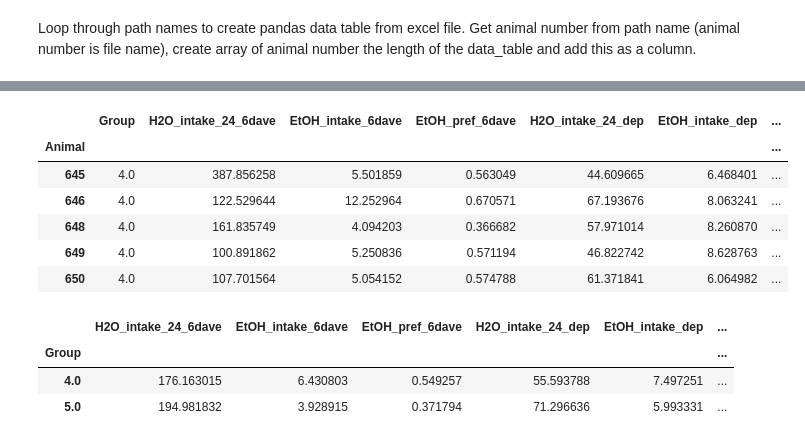
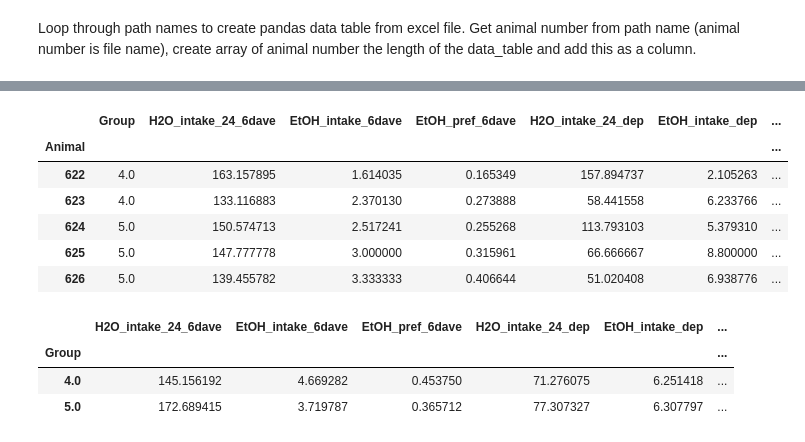
Before and after one commit to grace3999/TwoBottleChoice, a Jupyter notebook: 2BC_6%_dep_quinine.ipynb, the cells around one changed output, grey strips where cells are left out. Drawn from its saved outputs; the diff is of its cells as text; code cells hidden in the pictures.

```diff
--- a/2BC_6%_dep_quinine.ipynb
+++ b/2BC_6%_dep_quinine.ipynb
@@ -40,6 +56,6 @@ path_names[0]
 # %%
-group_path = "C:/Users/Schindler/Documents/Schindler_Lab/Data/Ethanol/Intermit 2BC/2BC 6dq r2/groups.xlsx"
+group_path = "C:/Users/Schindler/Documents/Schindler_Lab/Data/Ethanol/Intermit 2BC/2BC 6dq r1 and 2/anymaze_data.xlsx"
 data = pd.read_excel(group_path)
-df_mice = pd.DataFrame(data = data)
-df_mice.head()
+df_behavior = pd.DataFrame(data = data)
+df_behavior.head()
 # %% [output]
@@ -62,7 +85,7 @@ for path in path_names:
     name = re.search("\d\d\d", path).group(0)
     name_long = [name] * len(data_table_int)
 
-    group = df_mice.loc[df_mice['Animal'] == int(name), 'Group'].item()
+    group = df_behavior.loc[df_behavior['Animal'] == int(name), 'Group'].item()
     group_long = [group] * len(data_table_int)
 
     data_table_int = data_table_int.assign(Animal = name_long)
@@ -163,13 +193,17 @@ EtOH_intake.columns = [str(col) + '_6dave' for col in EtOH_intake.columns]
 EtOH_dep_intake = data_calc_only.loc[data_calc_only['Day #'] == 11].groupby('Animal').mean()
 EtOH_dep_intake.columns = [str(col) + '_dep' for col in EtOH_dep_intake.columns]
 
-EtOH_dep_intake['H2O_intake_dep_diff'] = EtOH_dep_intake['H2O_intake_24_dep'] / EtOH_intake['H2O_intake_24_6dave']
-EtOH_dep_intake['EtOH_intake_dep_diff'] = EtOH_dep_intake['EtOH_intake_dep'] / EtOH_intake['EtOH_intake_6dave']
-EtOH_dep_intake['EtOH_pref_dep_diff'] = EtOH_dep_intake['EtOH_pref_dep'] / EtOH_intake['EtOH_pref_6dave']
+EtOH_dep_intake['H2O_intake_dep_diff'] = (EtOH_dep_intake['H2O_intake_24_dep'] / EtOH_intake['H2O_intake_24_6dave']*100) - 100
+EtOH_dep_intake['EtOH_intake_dep_diff'] = (EtOH_dep_intake['EtOH_intake_dep'] / EtOH_intake['EtOH_intake_6dave']*100) - 100
+EtOH_dep_intake['EtOH_pref_dep_diff'] = (EtOH_dep_intake['EtOH_pref_dep'] / EtOH_intake['EtOH_pref_6dave']*100) - 100
 
 EtOH_quinine_intake = data_calc_only.loc[data_calc_only['Day #'] == 12].groupby('Animal').mean()
 EtOH_quinine_intake.columns = [str(col) + '_quin' for col in EtOH_quinine_intake.columns]
 
-EtOH_quinine_intake['H2O_intake_quin_diff'] = EtOH_quinine_intake['H2O_intake_24_quin'] / EtOH_intake['H2O_intake_24_6dave']
-EtOH_quinine_intake['EtOH_intake_quin_diff'] = EtOH_quinine_intake['EtOH_intake_quin'] / EtOH_intake['EtOH_intake_6dave']
-EtOH_quinine_intake['EtOH_pref_quin_diff'] = EtOH_quinine_intake['EtOH_pref_quin'] / EtOH_intake['EtOH_pref_6dave']
+EtOH_quinine_intake['H2O_intake_quin_diff'] = (EtOH_quinine_intake['H2O_intake_24_quin'] / EtOH_intake['H2O_intake_24_6dave']*100) - 100
+EtOH_quinine_intake['EtOH_intake_quin_diff'] = (EtOH_quinine_intake['EtOH_intake_quin'] / EtOH_intake['EtOH_intake_6dave']*100) - 100
+EtOH_quinine_intake['EtOH_pref_quin_diff'] = (EtOH_quinine_intake['EtOH_pref_quin'] / EtOH_intake['EtOH_pref_6dave']*100) - 100
+# %%
+#process baseline H20 intake (Day_1) and 8pm data
+Day_1 = data_calc.loc[data_calc['Day #'] == 1].groupby('Animal').mean()
+data_8pm = data_calc.loc[data_calc['H2O_intake_8'] > 0].groupby('Animal').mean()
@@ -176,22 +231,24 @@ EtOH_quinine_intake['EtOH_pref_quin_diff'] = EtOH_quinine_intake['EtOH_pref_quin
 # %%
 EtOH_final = pd.DataFrame()
 EtOH_final['Group'] = EtOH_intake['Group_6dave']
 EtOH_final = pd.concat([EtOH_final, EtOH_intake.loc[:, 'H2O_intake_24_6dave':]], axis = 1)
 EtOH_final = pd.concat([EtOH_final, EtOH_dep_intake.loc[:, 'H2O_intake_24_dep':]], axis = 1)
 EtOH_final = pd.concat([EtOH_final, EtOH_quinine_intake.loc[:, 'H2O_intake_24_quin':]], axis = 1)
+EtOH_final = pd.concat([EtOH_final, Day_1.loc[:, 'H2O_intake_24']], axis = 1)
+EtOH_final = pd.concat([EtOH_final, data_8pm.loc[:, ('H2O_intake_8', 'EtOH_intake_8', 'EtOH_pref_8')]], axis = 1)
 EtOH_final.head()
 # %% [output]
 |  | Group | H2O_intake_24_6dave | EtOH_intake_6dave | EtOH_pref_6dave | H2O_intake_24_dep | EtOH_intake_dep | ... |
 | Animal |  |  |  |  |  |  | ... |
-| 645 | 4.0 | 387.856258 | 5.501859 | 0.563049 | 44.609665 | 6.468401 | ... |
-| 646 | 4.0 | 122.529644 | 12.252964 | 0.670571 | 67.193676 | 8.063241 | ... |
-| 648 | 4.0 | 161.835749 | 4.094203 | 0.366682 | 57.971014 | 8.260870 | ... |
-| 649 | 4.0 | 100.891862 | 5.250836 | 0.571194 | 46.822742 | 8.628763 | ... |
-| 650 | 4.0 | 107.701564 | 5.054152 | 0.574788 | 61.371841 | 6.064982 | ... |
+| 622 | 4.0 | 163.157895 | 1.614035 | 0.165349 | 157.894737 | 2.105263 | ... |
+| 623 | 4.0 | 133.116883 | 2.370130 | 0.273888 | 58.441558 | 6.233766 | ... |
+| 624 | 5.0 | 150.574713 | 2.517241 | 0.255268 | 113.793103 | 5.379310 | ... |
+| 625 | 5.0 | 147.777778 | 3.000000 | 0.315961 | 66.666667 | 8.800000 | ... |
+| 626 | 5.0 | 139.455782 | 3.333333 | 0.406644 | 51.020408 | 6.938776 | ... |
 # %%
 EtOH_final.groupby('Group').mean()
 # %% [output]
 |  | H2O_intake_24_6dave | EtOH_intake_6dave | EtOH_pref_6dave | H2O_intake_24_dep | EtOH_intake_dep | ... |
 | Group |  |  |  |  |  | ... |
-| 4.0 | 176.163015 | 6.430803 | 0.549257 | 55.593788 | 7.497251 | ... |
-| 5.0 | 194.981832 | 3.928915 | 0.371794 | 71.296636 | 5.993331 | ... |
+| 4.0 | 145.156192 | 4.669282 | 0.453750 | 71.276075 | 6.251418 | ... |
+| 5.0 | 172.689415 | 3.719787 | 0.365712 | 77.307327 | 6.307797 | ... |
```
Also changed, not shown: parts of 12 cells of this notebook.
